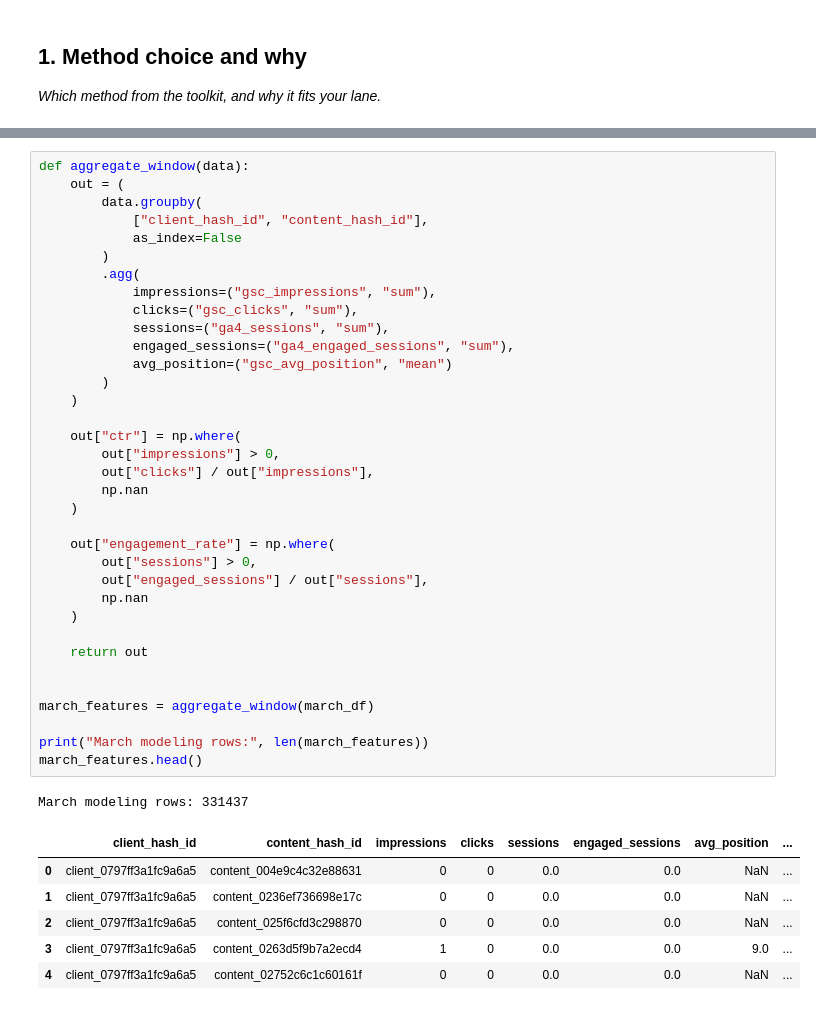
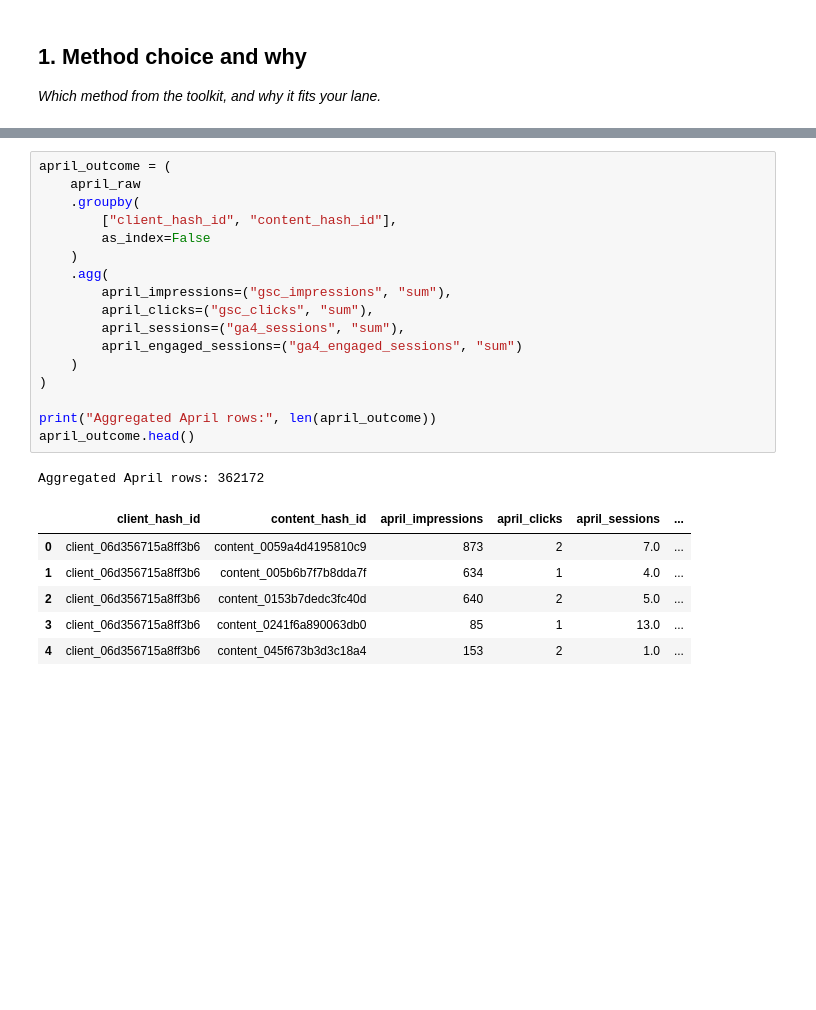
Before and after one commit to anasuddin1/ML-Intern, a Jupyter notebook: work/notebooks/w05_model.ipynb, the cells around one changed output, grey strips where cells are left out. Saved outputs shown, nothing was run; the diff lists cells and outputs as text; blank space fills up the shorter version.

```diff
--- a/work/notebooks/w05_model.ipynb
+++ b/work/notebooks/w05_model.ipynb
@@ -110,44 +219,26 @@ The model uses only March observable signals.
 # %%
-def aggregate_window(data):
-    out = (
-        data.groupby(
-            ["client_hash_id", "content_hash_id"],
-            as_index=False
-        )
-        .agg(
-            impressions=("gsc_impressions", "sum"),
-            clicks=("gsc_clicks", "sum"),
-            sessions=("ga4_sessions", "sum"),
-            engaged_sessions=("ga4_engaged_sessions", "sum"),
-            avg_position=("gsc_avg_position", "mean")
-        )
+april_outcome = (
+    april_raw
+    .groupby(
+        ["client_hash_id", "content_hash_id"],
+        as_index=False
     )
+    .agg(
+        april_impressions=("gsc_impressions", "sum"),
+        april_clicks=("gsc_clicks", "sum"),
+        april_sessions=("ga4_sessions", "sum"),
+        april_engaged_sessions=("ga4_engaged_sessions", "sum")
+    )
+)
 
-    out["ctr"] = np.where(
-        out["impressions"] > 0,
-        out["clicks"] / out["impressions"],
-        np.nan
-    )
-
-    out["engagement_rate"] = np.where(
-        out["sessions"] > 0,
-        out["engaged_sessions"] / out["sessions"],
-        np.nan
-    )
-
-    return out
-
-
-march_features = aggregate_window(march_df)
-
-print("March modeling rows:", len(march_features))
-march_features.head()
+print("Aggregated April rows:", len(april_outcome))
+april_outcome.head()
 # %% [output]
-March modeling rows: 331437
+Aggregated April rows: 362172
-|  | client_hash_id | content_hash_id | impressions | clicks | sessions | engaged_sessions | avg_position | ... |
-| 0 | client_0797ff3a1fc9a6a5 | content_004e9c4c32e88631 | 0 | 0 | 0.0 | 0.0 | NaN | ... |
-| 1 | client_0797ff3a1fc9a6a5 | content_0236ef736698e17c | 0 | 0 | 0.0 | 0.0 | NaN | ... |
-| 2 | client_0797ff3a1fc9a6a5 | content_025f6cfd3c298870 | 0 | 0 | 0.0 | 0.0 | NaN | ... |
-| 3 | client_0797ff3a1fc9a6a5 | content_0263d5f9b7a2ecd4 | 1 | 0 | 0.0 | 0.0 | 9.0 | ... |
-| 4 | client_0797ff3a1fc9a6a5 | content_02752c6c1c60161f | 0 | 0 | 0.0 | 0.0 | NaN | ... |
+|  | client_hash_id | content_hash_id | april_impressions | april_clicks | april_sessions | ... |
+| 0 | client_06d356715a8ff3b6 | content_0059a4d4195810c9 | 873 | 2 | 7.0 | ... |
+| 1 | client_06d356715a8ff3b6 | content_005b6b7f7b8dda7f | 634 | 1 | 4.0 | ... |
+| 2 | client_06d356715a8ff3b6 | content_0153b7dedc3fc40d | 640 | 2 | 5.0 | ... |
+| 3 | client_06d356715a8ff3b6 | content_0241f6a890063db0 | 85 | 1 | 13.0 | ... |
+| 4 | client_06d356715a8ff3b6 | content_045f673b3d3c18a4 | 153 | 2 | 1.0 | ... |
 # %% [markdown]
```
Also changed, not shown: parts of 69 cells of this notebook.
